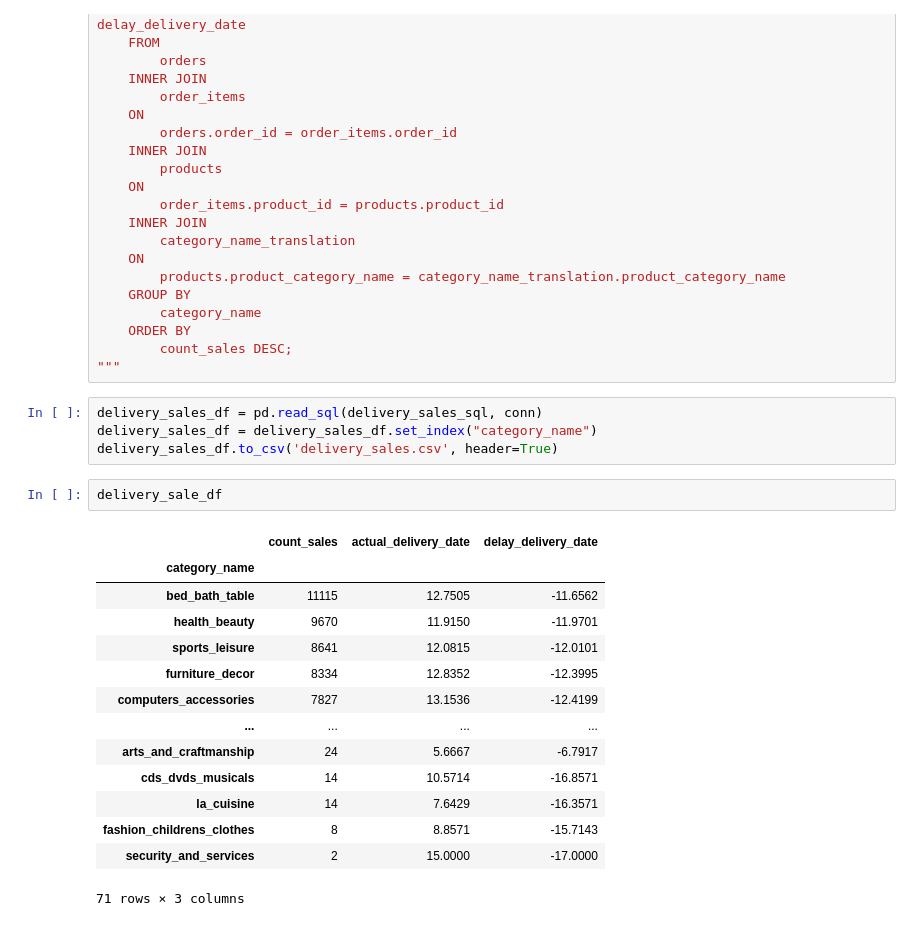
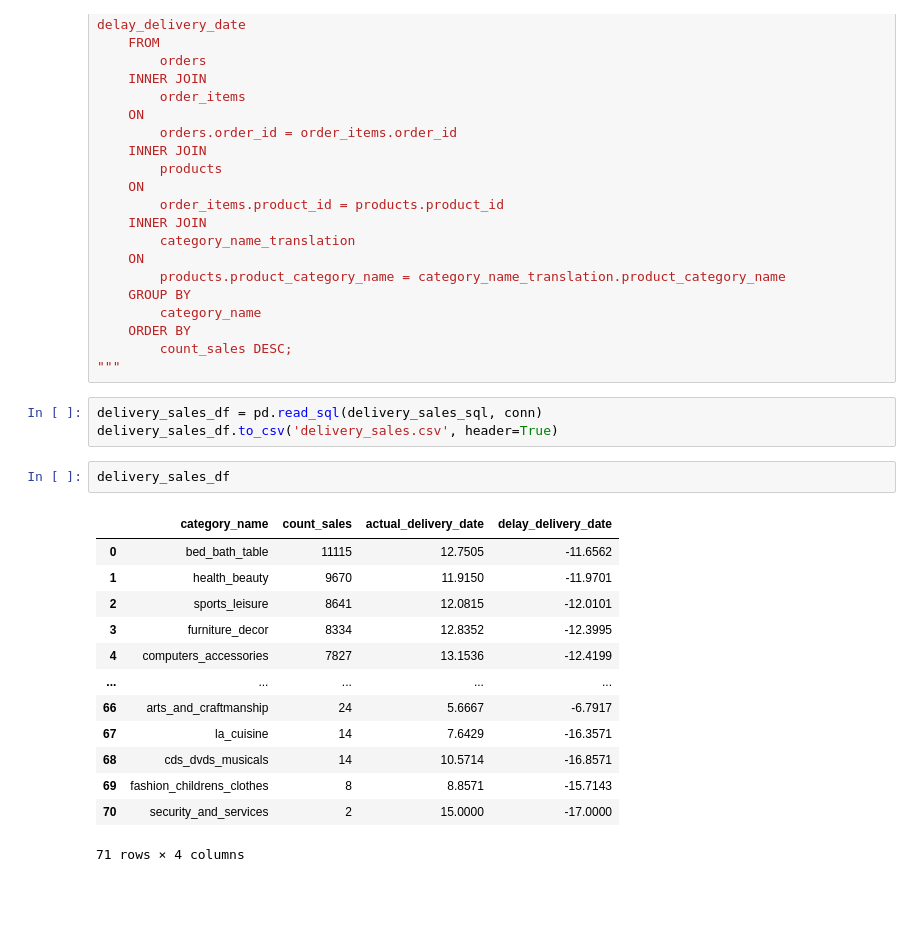
Before and after one commit to hkle2/olist_project, a Jupyter notebook: Code/delivery_sales.ipynb, the cells around one changed output. Saved outputs shown, nothing was run; the diff lists cells and outputs as text; blank space fills up the shorter version.

```diff
--- a/Code/delivery_sales.ipynb
+++ b/Code/delivery_sales.ipynb
@@ -37,24 +37,22 @@ delivery_sales_sql = """
 """
 # %%
 delivery_sales_df = pd.read_sql(delivery_sales_sql, conn)
-delivery_sales_df = delivery_sales_df.set_index("category_name")
 delivery_sales_df.to_csv('delivery_sales.csv', header=True)
-# %%
-delivery_sale_df
-# %% [output]
-|  | count_sales | actual_delivery_date | delay_delivery_date |
-| category_name |  |  |  |
-| bed_bath_table | 11115 | 12.7505 | -11.6562 |
-| health_beauty | 9670 | 11.9150 | -11.9701 |
-| sports_leisure | 8641 | 12.0815 | -12.0101 |
-| furniture_decor | 8334 | 12.8352 | -12.3995 |
-| computers_accessories | 7827 | 13.1536 | -12.4199 |
-| ... | ... | ... | ... |
-| arts_and_craftmanship | 24 | 5.6667 | -6.7917 |
-| cds_dvds_musicals | 14 | 10.5714 | -16.8571 |
-| la_cuisine | 14 | 7.6429 | -16.3571 |
-| fashion_childrens_clothes | 8 | 8.8571 | -15.7143 |
-| security_and_services | 2 | 15.0000 | -17.0000 |
-71 rows × 3 columns
+# %%
+delivery_sales_df
+# %% [output]
+|  | category_name | count_sales | actual_delivery_date | delay_delivery_date |
+| 0 | bed_bath_table | 11115 | 12.7505 | -11.6562 |
+| 1 | health_beauty | 9670 | 11.9150 | -11.9701 |
+| 2 | sports_leisure | 8641 | 12.0815 | -12.0101 |
+| 3 | furniture_decor | 8334 | 12.8352 | -12.3995 |
+| 4 | computers_accessories | 7827 | 13.1536 | -12.4199 |
+| ... | ... | ... | ... | ... |
+| 66 | arts_and_craftmanship | 24 | 5.6667 | -6.7917 |
+| 67 | la_cuisine | 14 | 7.6429 | -16.3571 |
+| 68 | cds_dvds_musicals | 14 | 10.5714 | -16.8571 |
+| 69 | fashion_childrens_clothes | 8 | 8.8571 | -15.7143 |
+| 70 | security_and_services | 2 | 15.0000 | -17.0000 |
+71 rows × 4 columns
 # %%
 plt.style.use("seaborn-v0_8-pastel")
```
Also changed, not shown: parts of 1 cell of this notebook, 12 other files.
